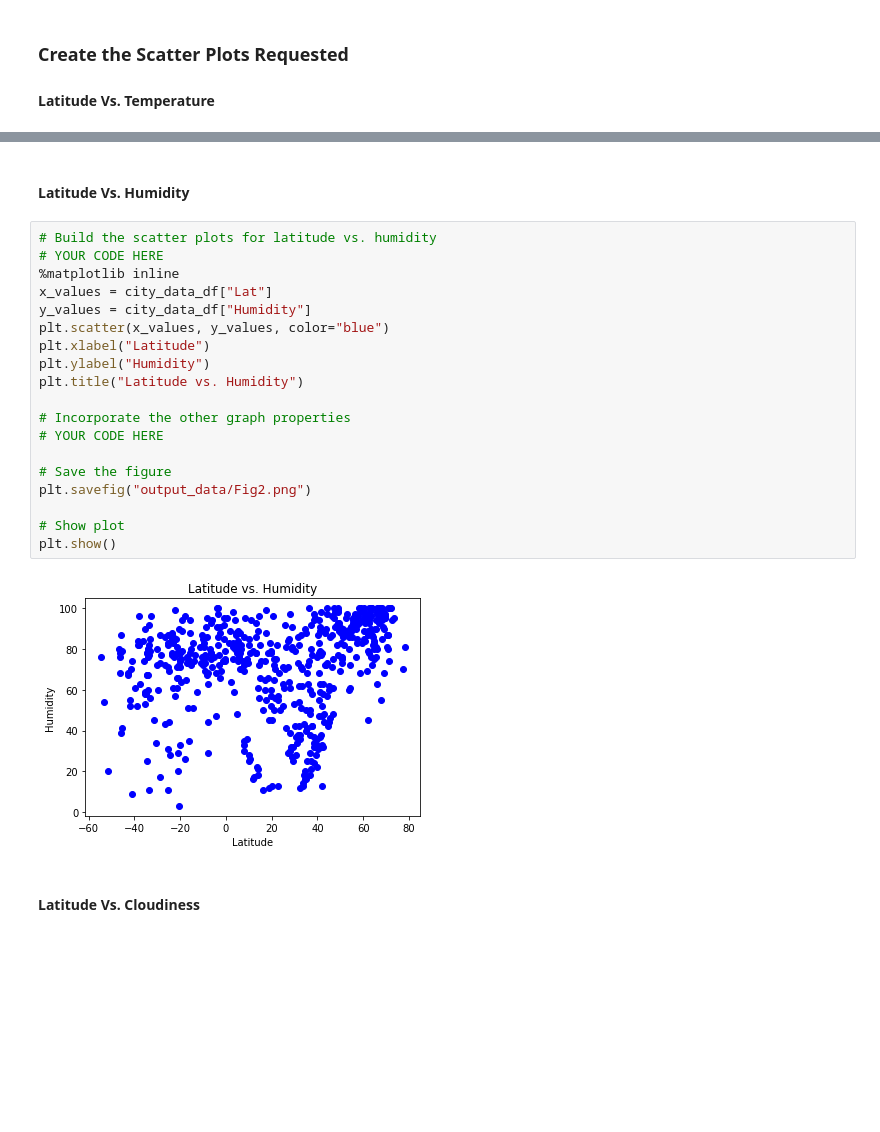
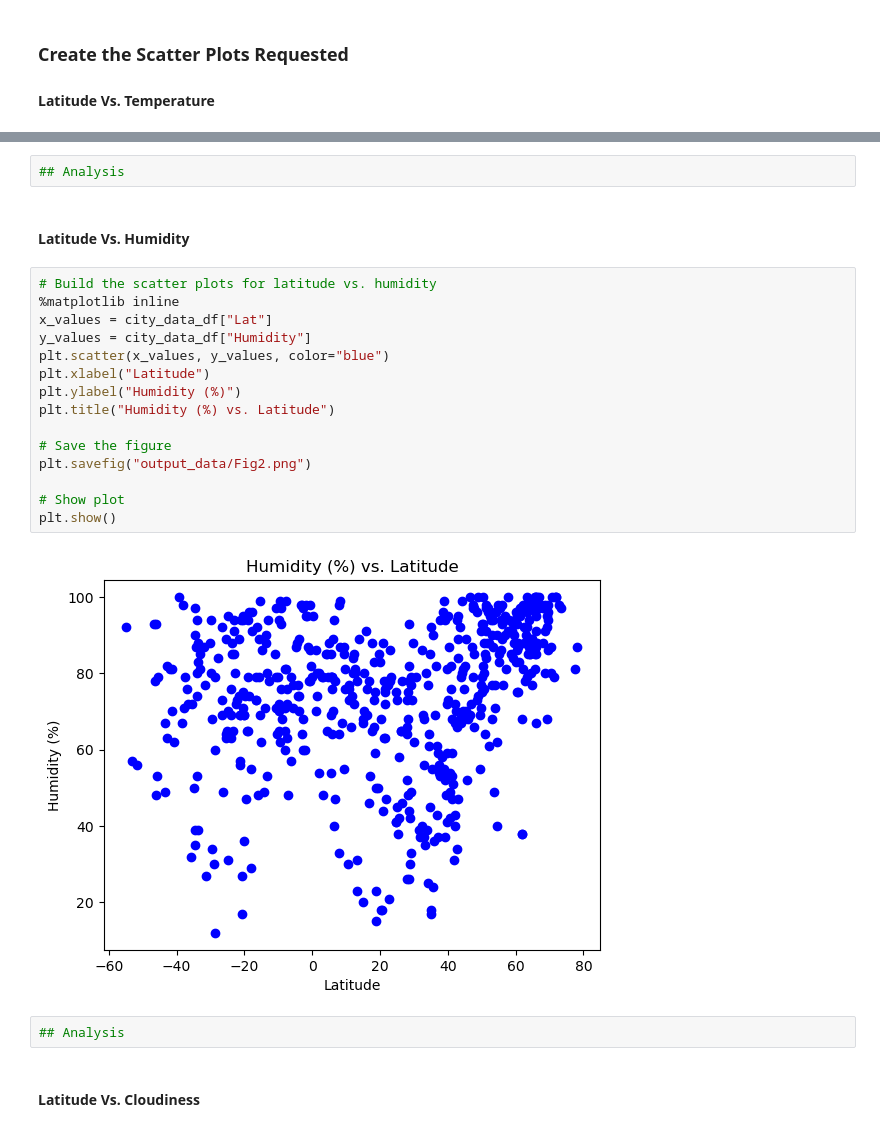
Before and after one commit to rchascall/python-api-challenge, a Jupyter notebook: WeatherPy/WeatherPy.ipynb, the cells around one changed output, grey strips where cells are left out. Cells and saved outputs as stored; diff of their text form; blank space fills up the shorter version.

```diff
--- a/WeatherPy/WeatherPy.ipynb
+++ b/WeatherPy/WeatherPy.ipynb
@@ -264,26 +298,26 @@ plt.show()
+# %%
+## Analysis
 # %% [markdown]
 #### Latitude Vs. Humidity
 # %%
 # Build the scatter plots for latitude vs. humidity
-# YOUR CODE HERE
 %matplotlib inline
 x_values = city_data_df["Lat"]
 y_values = city_data_df["Humidity"]
 plt.scatter(x_values, y_values, color="blue")
 plt.xlabel("Latitude")
-plt.ylabel("Humidity")
-plt.title("Latitude vs. Humidity")
-
-# Incorporate the other graph properties
-# YOUR CODE HERE
+plt.ylabel("Humidity (%)")
+plt.title("Humidity (%) vs. Latitude")
 
 # Save the figure
 plt.savefig("output_data/Fig2.png")
 
 # Show plot
 plt.show()
 # %% [output]
-[figure, old version]
+[figure, new version]
+# %%
+## Analysis
 # %% [markdown]
 #### Latitude Vs. Cloudiness
 # %%
```
Also changed, not shown: parts of 39 cells of this notebook, 6 other files.
